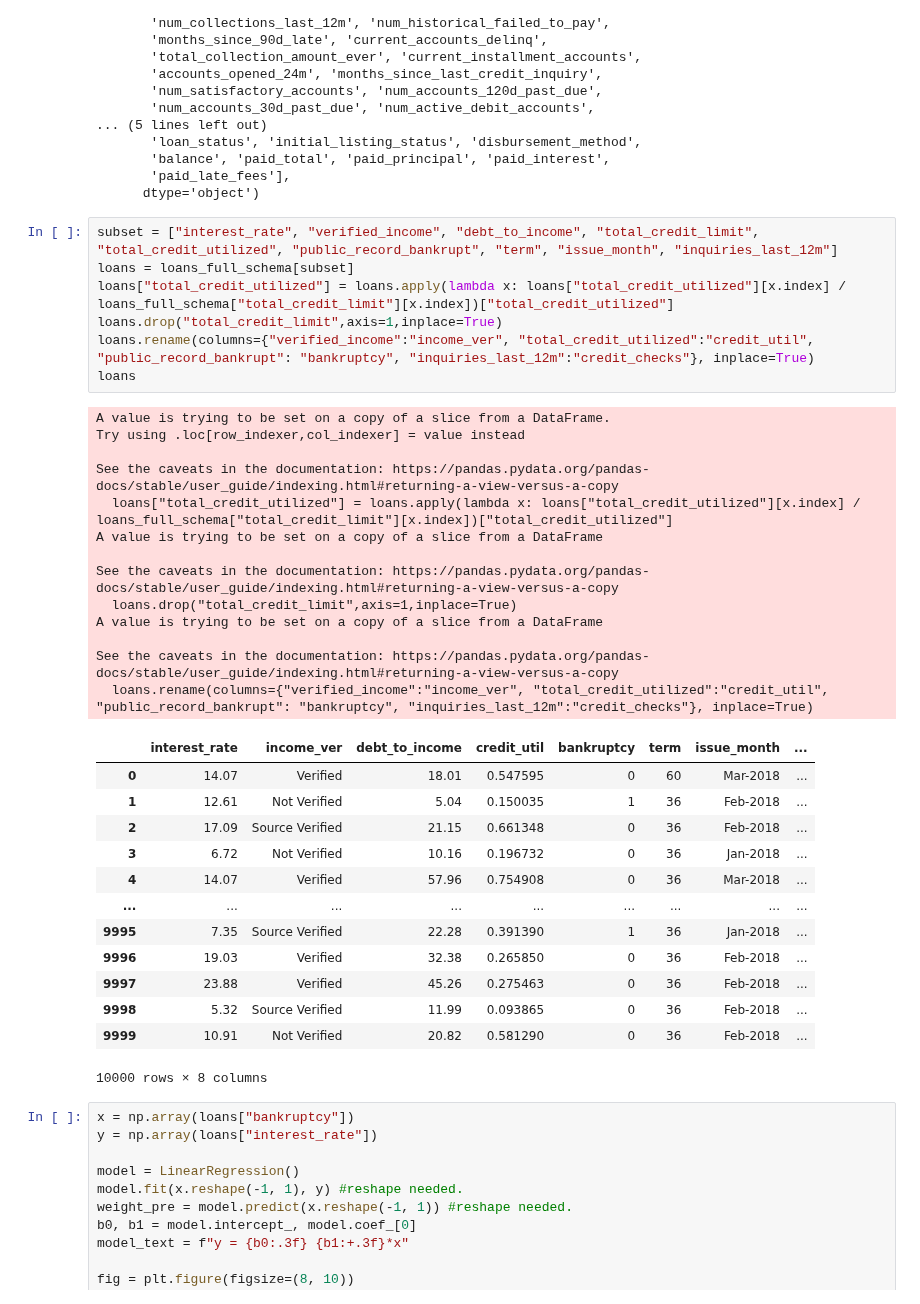
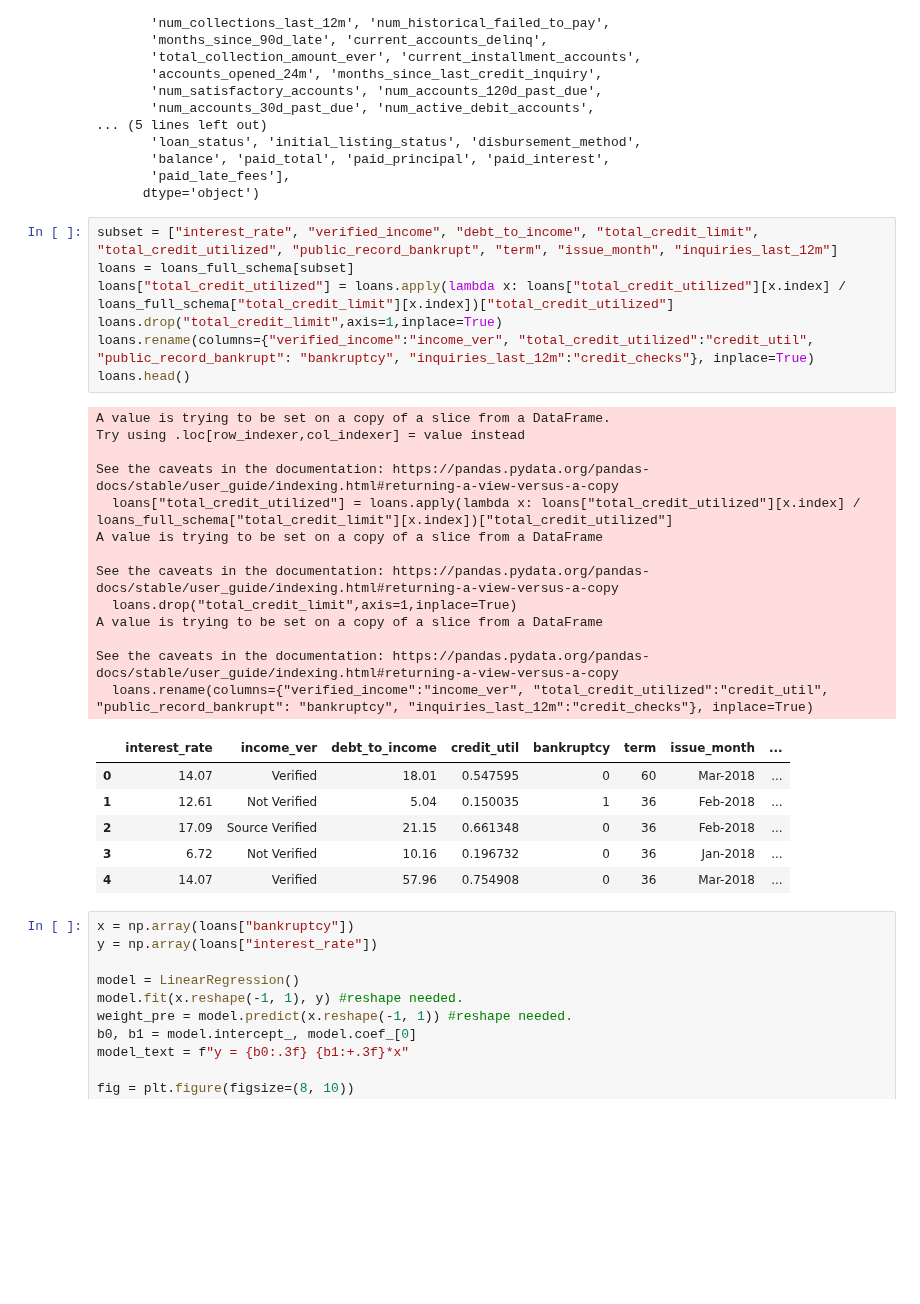
Before and after one commit to mseyhan/statistical-learning, a Jupyter notebook: chapter9_1.ipynb, the cells around one changed output. Drawn from its saved outputs; the diff is of its cells as text; blank space fills up the shorter version.

```diff
--- a/chapter9_1.ipynb
+++ b/chapter9_1.ipynb
@@ -41,37 +43,30 @@ Index(['emp_title', 'emp_length', 'state', 'homeownership', 'annual_income',
 # %%
 subset = ["interest_rate", "verified_income", "debt_to_income", "total_credit_limit", "total_credit_utilized", "public_record_bankrupt", "term", "issue_month", "inquiries_last_12m"]
 loans = loans_full_schema[subset]
 loans["total_credit_utilized"] = loans.apply(lambda x: loans["total_credit_utilized"][x.index] / loans_full_schema["total_credit_limit"][x.index])["total_credit_utilized"]
 loans.drop("total_credit_limit",axis=1,inplace=True)
 loans.rename(columns={"verified_income":"income_ver", "total_credit_utilized":"credit_util", "public_record_bankrupt": "bankruptcy", "inquiries_last_12m":"credit_checks"}, inplace=True)
-loans
+loans.head()
 # %% [output]
 A value is trying to be set on a copy of a slice from a DataFrame.
 Try using .loc[row_indexer,col_indexer] = value instead
 
 See the caveats in the documentation: https://pandas.pydata.org/pandas-docs/stable/user_guide/indexing.html#returning-a-view-versus-a-copy
   loans["total_credit_utilized"] = loans.apply(lambda x: loans["total_credit_utilized"][x.index] / loans_full_schema["total_credit_limit"][x.index])["total_credit_utilized"]
 A value is trying to be set on a copy of a slice from a DataFrame
 
 See the caveats in the documentation: https://pandas.pydata.org/pandas-docs/stable/user_guide/indexing.html#returning-a-view-versus-a-copy
   loans.drop("total_credit_limit",axis=1,inplace=True)
 A value is trying to be set on a copy of a slice from a DataFrame
 
 See the caveats in the documentation: https://pandas.pydata.org/pandas-docs/stable/user_guide/indexing.html#returning-a-view-versus-a-copy
   loans.rename(columns={"verified_income":"income_ver", "total_credit_utilized":"credit_util", "public_record_bankrupt": "bankruptcy", "inquiries_last_12m":"credit_checks"}, inplace=True)
 |  | interest_rate | income_ver | debt_to_income | credit_util | bankruptcy | term | issue_month | ... |
 | 0 | 14.07 | Verified | 18.01 | 0.547595 | 0 | 60 | Mar-2018 | ... |
 | 1 | 12.61 | Not Verified | 5.04 | 0.150035 | 1 | 36 | Feb-2018 | ... |
 | 2 | 17.09 | Source Verified | 21.15 | 0.661348 | 0 | 36 | Feb-2018 | ... |
 | 3 | 6.72 | Not Verified | 10.16 | 0.196732 | 0 | 36 | Jan-2018 | ... |
 | 4 | 14.07 | Verified | 57.96 | 0.754908 | 0 | 36 | Mar-2018 | ... |
-| ... | ... | ... | ... | ... | ... | ... | ... | ... |
-| 9995 | 7.35 | Source Verified | 22.28 | 0.391390 | 1 | 36 | Jan-2018 | ... |
-| 9996 | 19.03 | Verified | 32.38 | 0.265850 | 0 | 36 | Feb-2018 | ... |
-| 9997 | 23.88 | Verified | 45.26 | 0.275463 | 0 | 36 | Feb-2018 | ... |
-| 9998 | 5.32 | Source Verified | 11.99 | 0.093865 | 0 | 36 | Feb-2018 | ... |
-| 9999 | 10.91 | Not Verified | 20.82 | 0.581290 | 0 | 36 | Feb-2018 | ... |
-10000 rows × 8 columns
 # %%
 x = np.array(loans["bankruptcy"])
 y = np.array(loans["interest_rate"])
```
Also changed, not shown: parts of 4 cells of this notebook.
